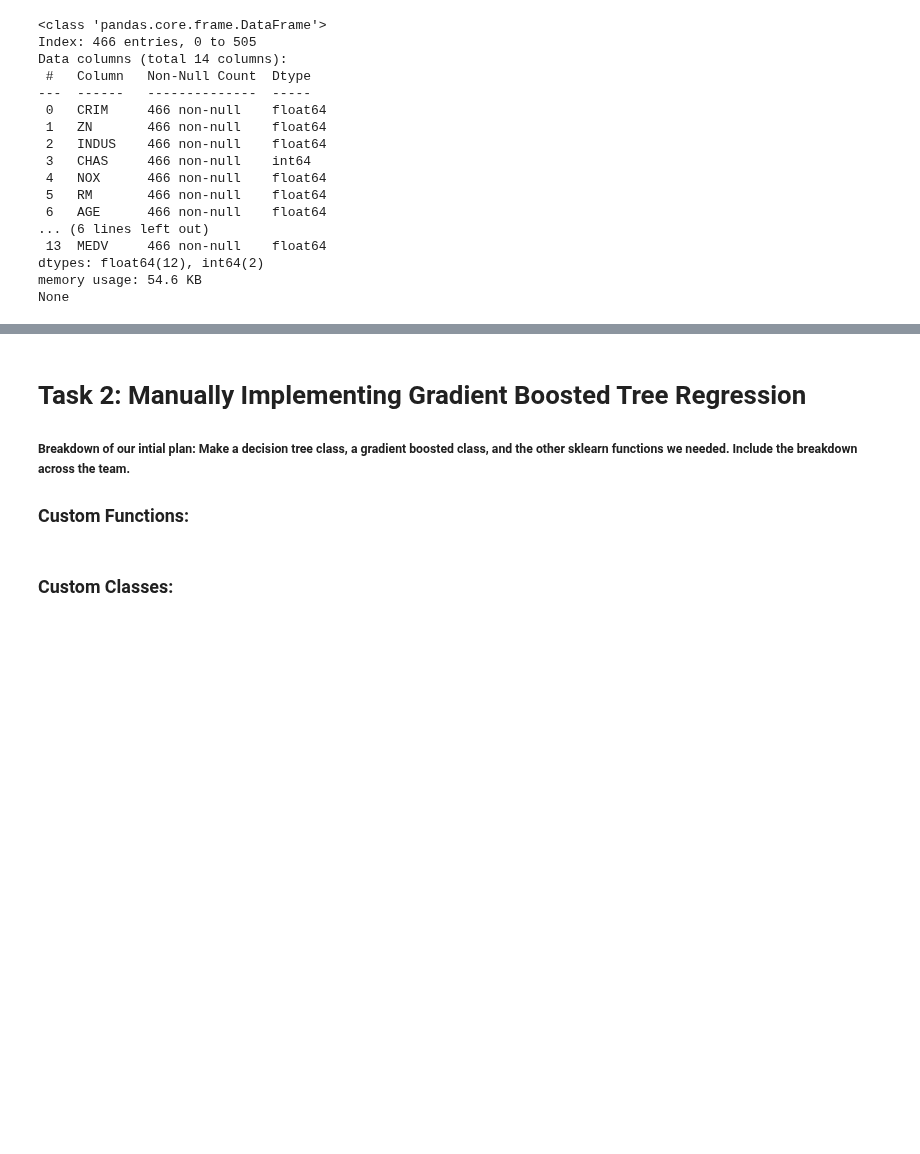
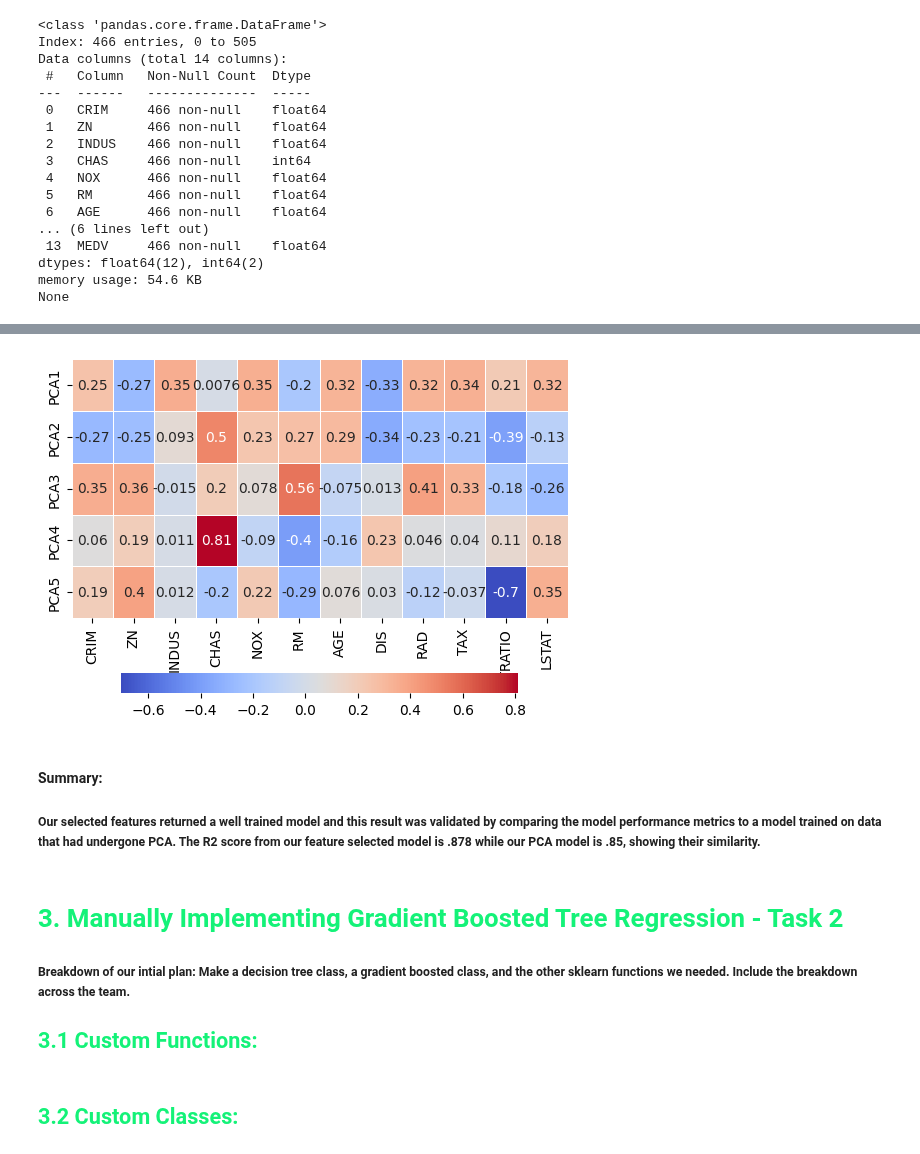
Before and after one commit to emmabland/JPM-Team-Yang, a Jupyter notebook: Final_Presentation.ipynb, the cells around one changed output, grey strips where cells are left out. Drawn from its saved outputs; the diff is of its cells as text; code cells hidden in the pictures; blank space fills up the shorter version.

```diff
--- a/Final_Presentation.ipynb
+++ b/Final_Presentation.ipynb
@@ -222,0 +267,17 @@ R2: 0.8780490966447155
+# %%
+# Composition of each PC
+fig, ax = plt.subplots()
+
+ax = sns.heatmap(
+    pca.components_,
+    cmap = "coolwarm",
+    yticklabels=[f"PCA{x}" for x in range(1,pca.n_components_+1)],
+    xticklabels = list(pca_x.columns),
+    annot=True,
+    linewidths=.5,
+    cbar_kws={"shrink":.8, "orientation": 'horizontal'}
+)
+#ax.set_aspect("equal")
+plt.show()
+# %% [output]
+[figure, added]
@@ -223,9 +290,13 @@ R2: 0.8780490966447155
+# %% [markdown]
+#### Summary:
+
+##### Our selected features returned a well trained model and this result was validated by comparing the model performance metrics to a model trained on data that had undergone PCA. The R2 score from our feature selected model is .878 while our PCA model is .85, showing their similarity.
 # %% [markdown]
-# Task 2: Manually Implementing Gradient Boosted Tree Regression
+# <font color=#14F278> 3. Manually Implementing Gradient Boosted Tree Regression - Task 2</font>
 
 ##### Breakdown of our intial plan: Make a decision tree class, a gradient boosted class, and the other sklearn functions we needed. Include the breakdown across the team.
 
-### Custom Functions:
+## <font color=#14F278> 3.1 Custom Functions:</font>
 # %%
 # Below are our version of the performance metric functions, and the train, test, split function
 
@@ -319,4 +390,4 @@ def my_performance(a: pd.DataFrame, b: pd.DataFrame):
     print(f'Mean Absolute Error: {my_mae(a,b)}')
     print(f'R2 Score: {my_r2(a,b)}')
 # %% [markdown]
-### Custom Classes:
+## <font color=#14F278> 3.2 Custom Classes:</font>
```
Also changed, not shown: parts of 36 cells of this notebook, 1 other file.
